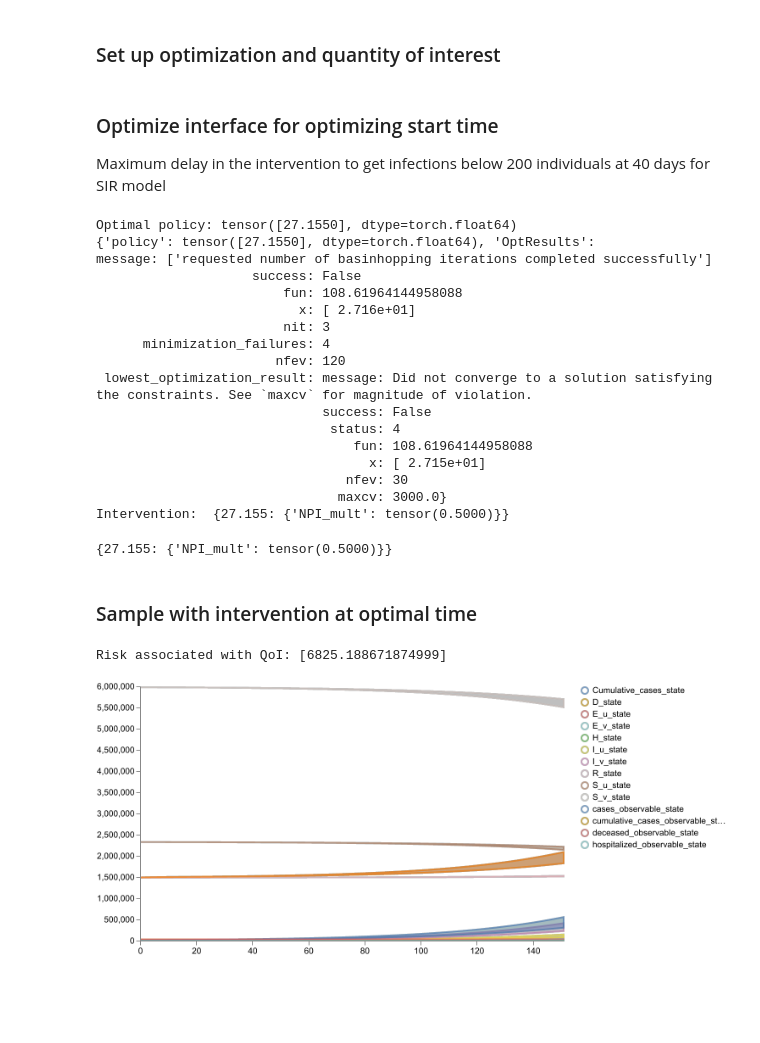
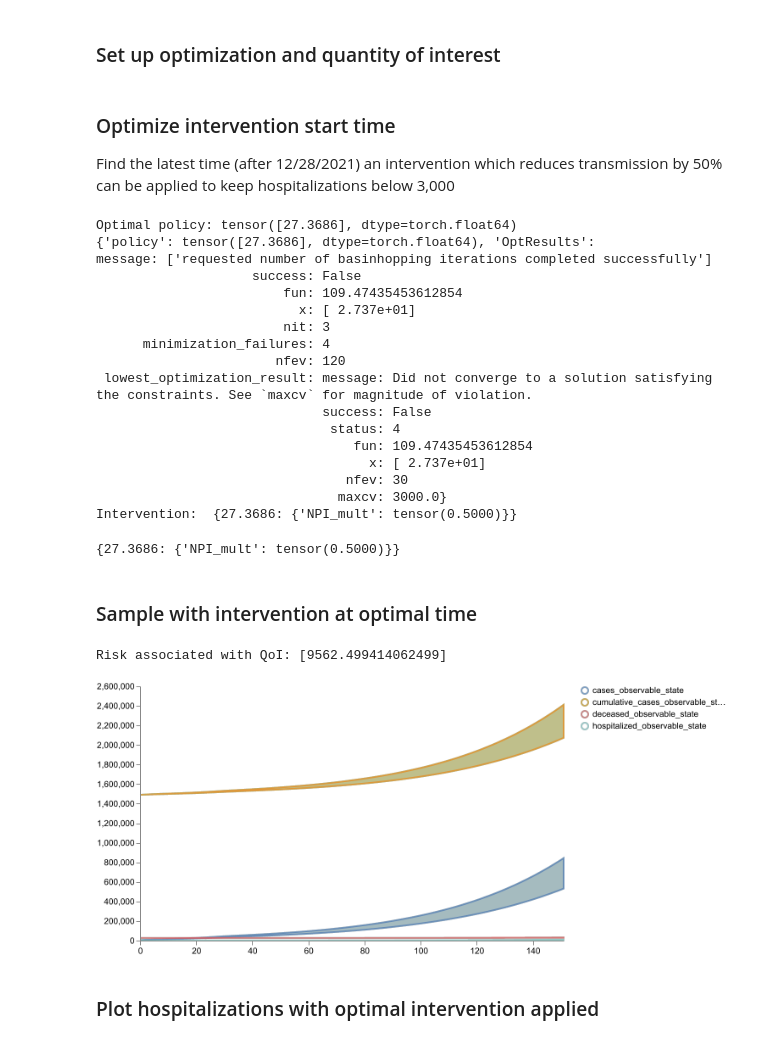
Before and after one commit to DARPA-ASKEM/program-milestones, a Jupyter notebook: Monthly_Scenarios_CIEMSS/July_2024_Scenario/July_2024_Notebook.ipynb, the cells around one changed output. Drawn from its saved outputs; the diff is of its cells as text; code cells hidden in the pictures; blank space fills up the shorter version.

Commit message:
new optimization

```diff
--- a/Monthly_Scenarios_CIEMSS/July_2024_Scenario/July_2024_Notebook.ipynb
+++ b/Monthly_Scenarios_CIEMSS/July_2024_Scenario/July_2024_Notebook.ipynb
@@ -468,15 +468,15 @@ def obs_max_qoi(samples: Dict[str, torch.Tensor], contexts: List) -> np.ndarray:
     dataQoI = samples[contexts[0]].detach().numpy()
     return np.max(dataQoI, axis=1)
 # %% [markdown]
-### Optimize interface for optimizing start time
+### Optimize intervention start time
 
-Maximum delay in the intervention to get infections below 200 individuals at 40 days for SIR model
+Find the latest time (after 12/28/2021) an intervention which reduces transmission by 50% can be applied to keep hospitalizations below 3,000
 # %%
 # Define optimization problem setup
 observed_params = ["H_state"]
 intervened_params = ["NPI_mult"]
 initial_guess_interventions = 61.0
-bounds_interventions = [[60.0], [end_time]] # bounds within 12/28/2021 and end_time
+bounds_interventions = [[61.0], [end_time]] # bounds within 12/28/2021 and end_time
 intervention_value = torch.tensor([0.5])
 static_parameter_interventions = start_time_objective(
     param_name = intervened_params,
@@ -509,47 +509,50 @@ print(f'Optimal policy:', optimization_result["policy"])
 print(optimization_result)
 print("Intervention: ", static_parameter_interventions(optimization_result["policy"]))
 # %% [output]
-Optimal policy: tensor([27.1550], dtype=torch.float64)
-{'policy': tensor([27.1550], dtype=torch.float64), 'OptResults':                     message: ['requested number of basinhopping iterations completed successfully']
+Optimal policy: tensor([27.3686], dtype=torch.float64)
+{'policy': tensor([27.3686], dtype=torch.float64), 'OptResults':                     message: ['requested number of basinhopping iterations completed successfully']
                     success: False
-                        fun: 108.61964144958088
-                          x: [ 2.716e+01]
+                        fun: 109.47435453612854
+                          x: [ 2.737e+01]
                         nit: 3
       minimization_failures: 4
                        nfev: 120
  lowest_optimization_result: message: Did not converge to a solution satisfying the constraints. See `maxcv` for magnitude of violation.
                              success: False
                               status: 4
-                                 fun: 108.61964144958088
-                                   x: [ 2.715e+01]
+                                 fun: 109.47435453612854
+                                   x: [ 2.737e+01]
                                 nfev: 30
                                maxcv: 3000.0}
-Intervention:  {27.155: {'NPI_mult': tensor(0.5000)}}
+Intervention:  {27.3686: {'NPI_mult': tensor(0.5000)}}
 # %%
 static_parameter_interventions(optimization_result["policy"])
 # %% [output]
-{27.155: {'NPI_mult': tensor(0.5000)}}
+{27.3686: {'NPI_mult': tensor(0.5000)}}
 # %% [markdown]
 ### Sample with intervention at optimal time
 # %%
 opt_intervention_result = pyciemss.sample(
     model,
     end_time,
     logging_step_size,
     num_samples,
     start_time=start_time,
     inferred_parameters=parameter_estimates,
-    static_parameter_interventions={torch.tensor(0.0): {'NPI_mult': torch.tensor(0.5000)}}, #static_parameter_interventions(optimization_result["policy"]),
+    static_parameter_interventions=static_parameter_interventions(optimization_result["policy"]),
 )
-# display(result2["data"])
+
 # Check risk estimate used in constraints
 print("Risk associated with QoI:", opt_intervention_result["risk"][observed_params[0]]["risk"])
-# Plot results for all states
-schema = plots.trajectories(opt_intervention_result["data"], keep=".*_state", qlow=0.0, qhigh=1.0)
+
+# Plot results for observables
+schema = plots.trajectories(opt_intervention_result["data"], keep=".*observable_state", qlow=0.0, qhigh=1.0)
 plots.ipy_display(schema, dpi=150)
 # %% [output]
-Risk associated with QoI: [6825.188671874999]
+Risk associated with QoI: [9562.499414062499]
-[figure, old version]
+[figure, new version]
+# %% [markdown]
+### Plot hospitalizations with optimal intervention applied
 # %%
 nice_labels = {
         "hospitalized_observable_state": "Hospitalizations",
```
Also changed, not shown: parts of 11 cells of this notebook, 1 other file.
